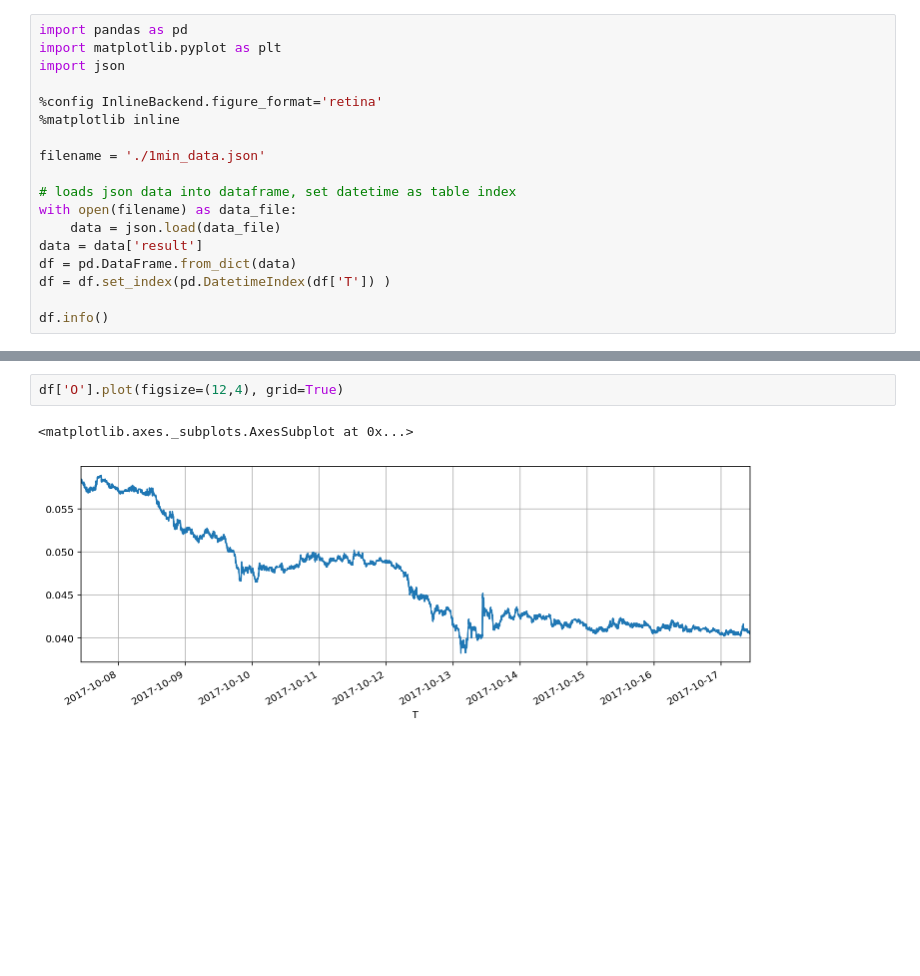
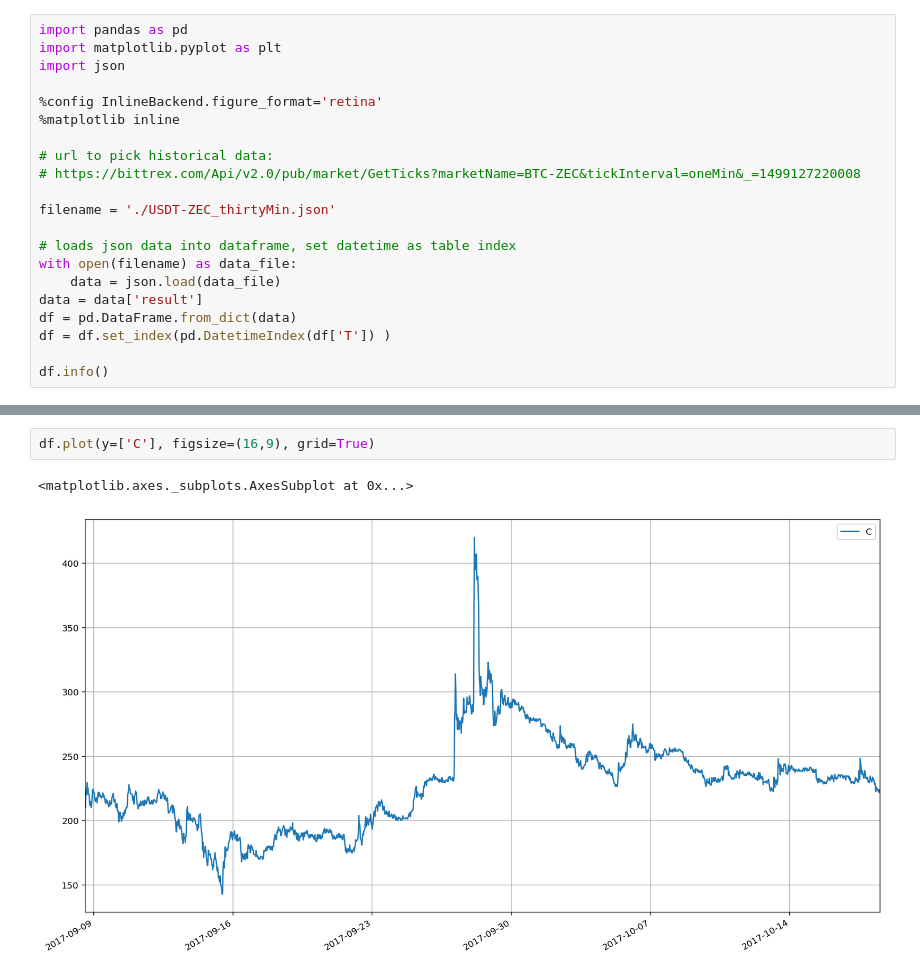
Before and after one commit to avidalh/BittrexTools, a Jupyter notebook: Untitled.ipynb, the cells around one changed output, grey strips where cells are left out. Drawn from its saved outputs; the diff is of its cells as text; blank space fills up the shorter version.

```diff
--- a/Untitled.ipynb
+++ b/Untitled.ipynb
@@ -6,7 +6,10 @@ import json
 %config InlineBackend.figure_format='retina'
 %matplotlib inline
 
-filename = './1min_data.json'
+# url to pick historical data:
+# https://bittrex.com/Api/v2.0/pub/market/GetTicks?marketName=BTC-ZEC&tickInterval=oneMin&_=1499127220008
+
+filename = './USDT-ZEC_thirtyMin.json'
 
 # loads json data into dataframe, set datetime as table index
 with open(filename) as data_file:
@@ -32,5 +44,5 @@ memory usage: 783.8+ KB
 # %%
-df['O'].plot(figsize=(12,4), grid=True)
+df.plot(y=['C'], figsize=(16,9), grid=True)
 # %% [output]
 <matplotlib.axes._subplots.AxesSubplot at 0x...>
-[figure, old version]
+[figure, new version]
```
Also changed, not shown: parts of 2 cells of this notebook, 2 other files.
